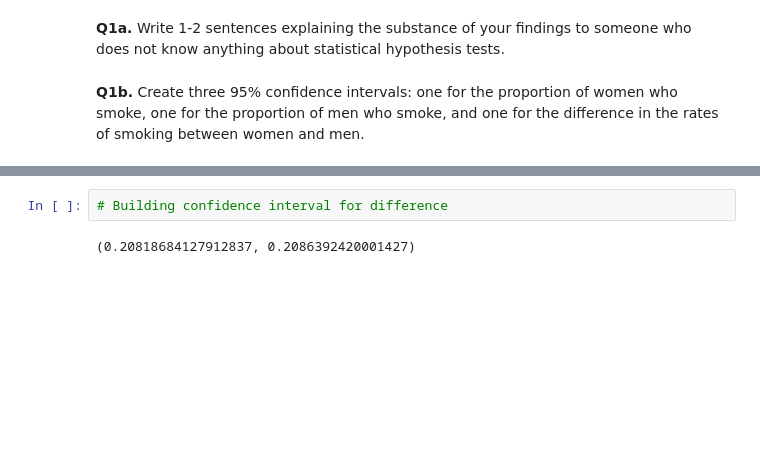
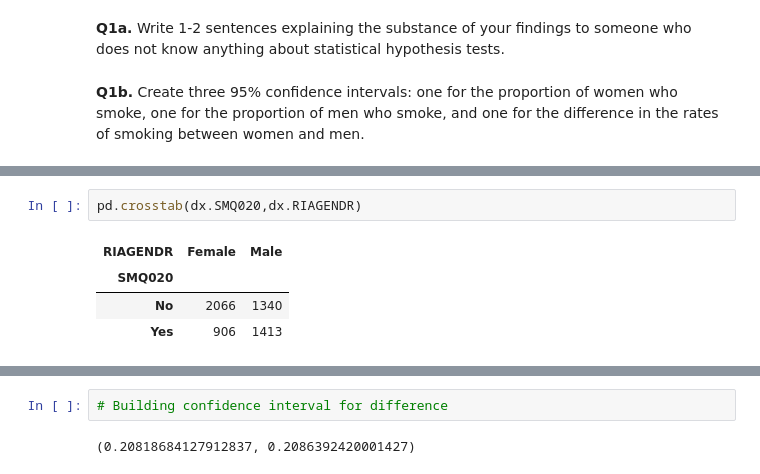
Before and after one commit to aktumut/Strive_School, a Jupyter notebook: Maths_and_Statistic_(Module_2)/Day_7_P-value and Confidence Interval/02_hypothesis_test_practice.ipynb, the cells around one changed output, grey strips where cells are left out. Drawn from its saved outputs; the diff is of its cells as text; blank space fills up the shorter version.

```diff
--- a/Maths_and_Statistic_(Module_2)/Day_7_P-value and Confidence Interval/02_hypothesis_test_practice.ipynb
+++ b/Maths_and_Statistic_(Module_2)/Day_7_P-value and Confidence Interval/02_hypothesis_test_practice.ipynb
@@ -147,0 +151,7 @@ Females
+# %%
+pd.crosstab(dx.SMQ020,dx.RIAGENDR)
+# %% [output]
+| RIAGENDR | Female | Male |
+| SMQ020 |  |  |
+| No | 2066 | 1340 |
+| Yes | 906 | 1413 |
```
Also changed, not shown: parts of 7 cells of this notebook.
